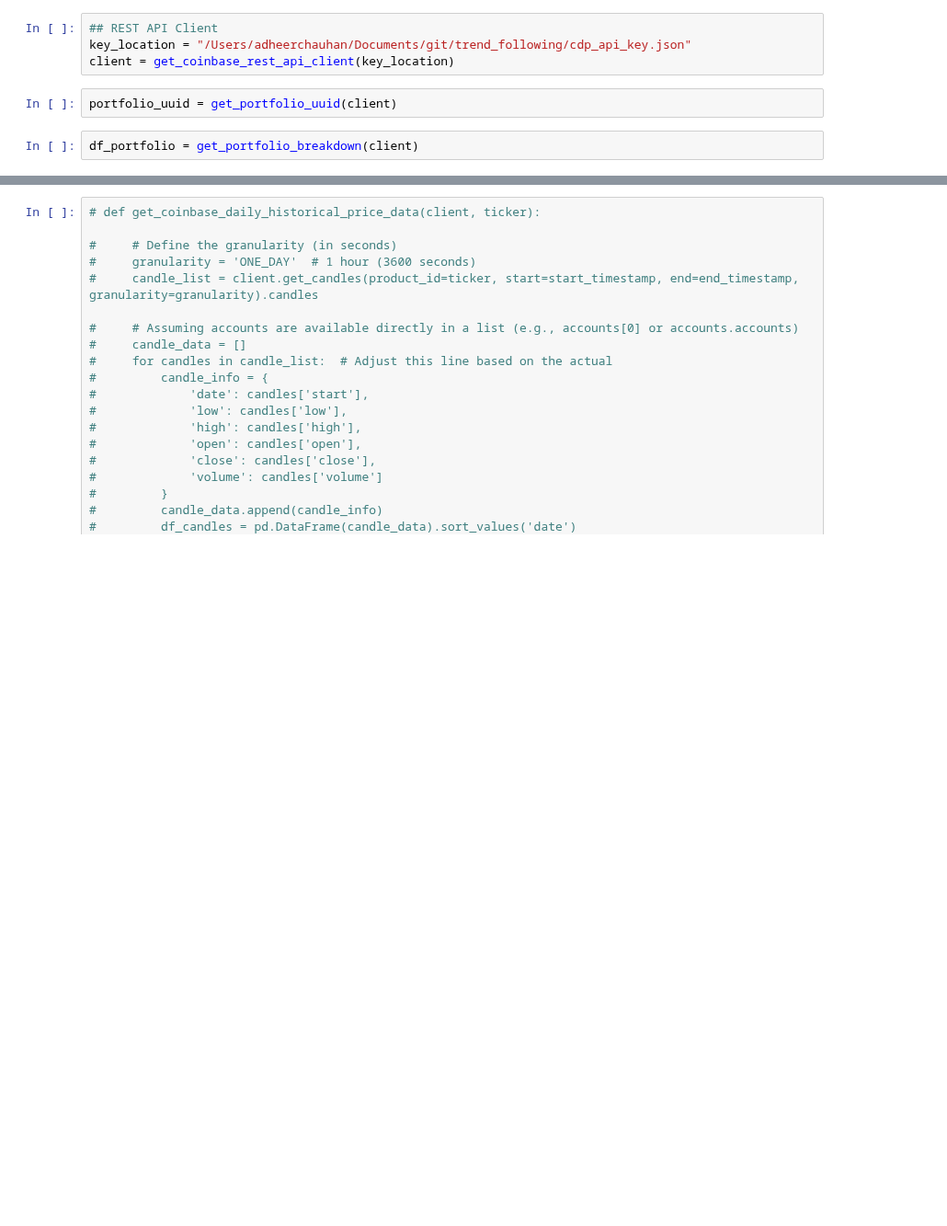
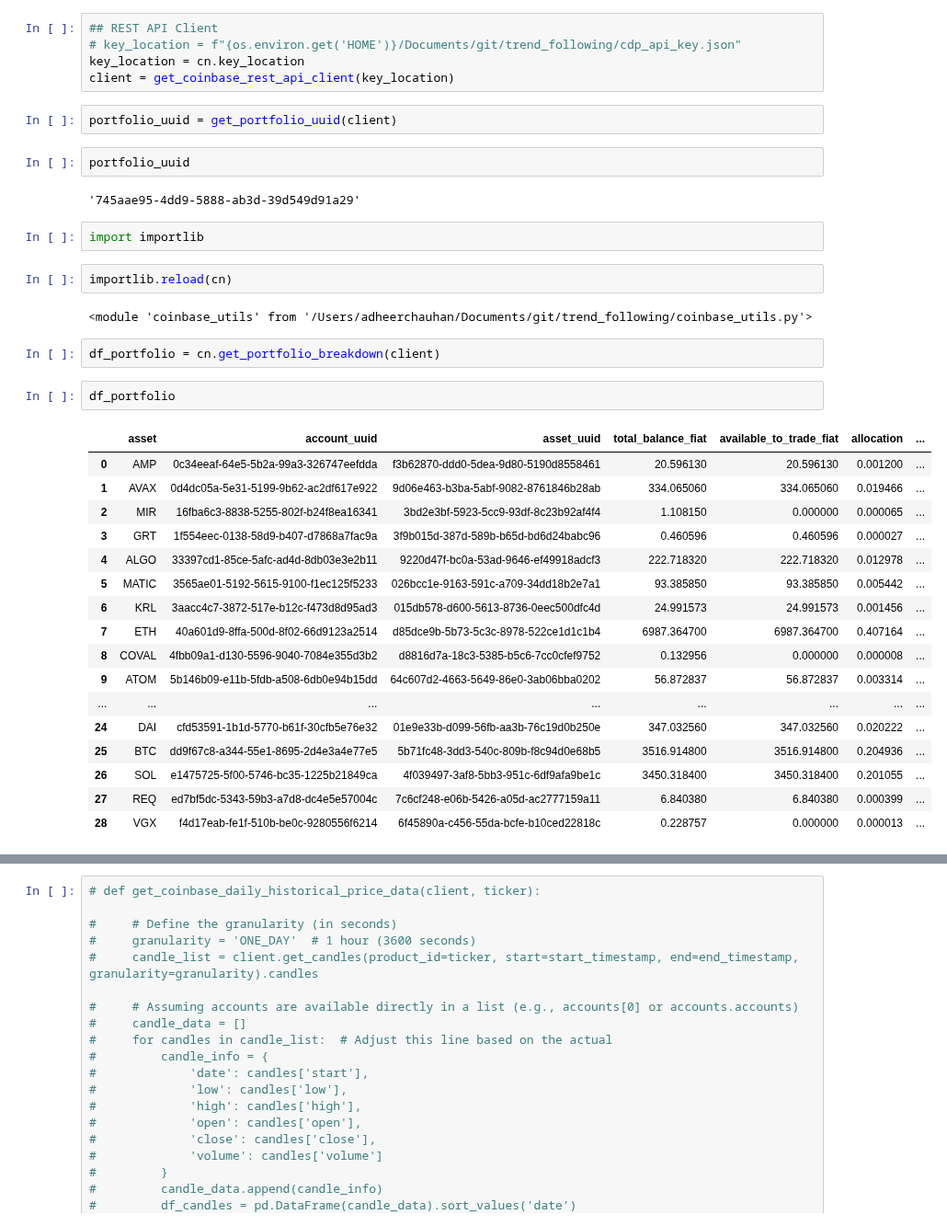
Before and after one commit to adheerchauhan/trend_following, a Jupyter notebook: Coinbase API.ipynb, the cells around one changed output, grey strips where cells are left out. Shown at 92% size. Drawn from its saved outputs; the diff is of its cells as text; blank space fills up the shorter version.

Commit message:
Coinbase API and utils

```diff
--- a/Coinbase API.ipynb
+++ b/Coinbase API.ipynb
@@ -162,10 +144,41 @@ NameError: name 'candles' is not defined
 # %%
 ## REST API Client
-key_location = "/Users/adheerchauhan/Documents/git/trend_following/cdp_api_key.json"
+# key_location = f"{os.environ.get('HOME')}/Documents/git/trend_following/cdp_api_key.json"
+key_location = cn.key_location
 client = get_coinbase_rest_api_client(key_location)
 # %%
 portfolio_uuid = get_portfolio_uuid(client)
+# %%
+portfolio_uuid
+# %% [output]
+'745aae95-4dd9-5888-ab3d-39d549d91a29'
+# %%
+import importlib
+# %%
+importlib.reload(cn)
+# %% [output]
+<module 'coinbase_utils' from '/Users/adheerchauhan/Documents/git/trend_following/coinbase_utils.py'>
 # %%
-df_portfolio = get_portfolio_breakdown(client)
+df_portfolio = cn.get_portfolio_breakdown(client)
+# %%
+df_portfolio
+# %% [output]
+|  | asset | account_uuid | asset_uuid | total_balance_fiat | available_to_trade_fiat | allocation | ... |
+| 0 | AMP | 0c34eeaf-64e5-5b2a-99a3-326747eefdda | f3b62870-ddd0-5dea-9d80-5190d8558461 | 20.596130 | 20.596130 | 0.001200 | ... |
+| 1 | AVAX | 0d4dc05a-5e31-5199-9b62-ac2df617e922 | 9d06e463-b3ba-5abf-9082-8761846b28ab | 334.065060 | 334.065060 | 0.019466 | ... |
+| 2 | MIR | 16fba6c3-8838-5255-802f-b24f8ea16341 | 3bd2e3bf-5923-5cc9-93df-8c23b92af4f4 | 1.108150 | 0.000000 | 0.000065 | ... |
+| 3 | GRT | 1f554eec-0138-58d9-b407-d7868a7fac9a | 3f9b015d-387d-589b-b65d-bd6d24babc96 | 0.460596 | 0.460596 | 0.000027 | ... |
+| 4 | ALGO | 33397cd1-85ce-5afc-ad4d-8db03e3e2b11 | 9220d47f-bc0a-53ad-9646-ef49918adcf3 | 222.718320 | 222.718320 | 0.012978 | ... |
+| 5 | MATIC | 3565ae01-5192-5615-9100-f1ec125f5233 | 026bcc1e-9163-591c-a709-34dd18b2e7a1 | 93.385850 | 93.385850 | 0.005442 | ... |
+| 6 | KRL | 3aacc4c7-3872-517e-b12c-f473d8d95ad3 | 015db578-d600-5613-8736-0eec500dfc4d | 24.991573 | 24.991573 | 0.001456 | ... |
+| 7 | ETH | 40a601d9-8ffa-500d-8f02-66d9123a2514 | d85dce9b-5b73-5c3c-8978-522ce1d1c1b4 | 6987.364700 | 6987.364700 | 0.407164 | ... |
+| 8 | COVAL | 4fbb09a1-d130-5596-9040-7084e355d3b2 | d8816d7a-18c3-5385-b5c6-7cc0cfef9752 | 0.132956 | 0.000000 | 0.000008 | ... |
+| 9 | ATOM | 5b146b09-e11b-5fdb-a508-6db0e94b15dd | 64c607d2-4663-5649-86e0-3ab06bba0202 | 56.872837 | 56.872837 | 0.003314 | ... |
+| ... | ... | ... | ... | ... | ... | ... | ... |
+| 24 | DAI | cfd53591-1b1d-5770-b61f-30cfb5e76e32 | 01e9e33b-d099-56fb-aa3b-76c19d0b250e | 347.032560 | 347.032560 | 0.020222 | ... |
+| 25 | BTC | dd9f67c8-a344-55e1-8695-2d4e3a4e77e5 | 5b71fc48-3dd3-540c-809b-f8c94d0e68b5 | 3516.914800 | 3516.914800 | 0.204936 | ... |
+| 26 | SOL | e1475725-5f00-5746-bc35-1225b21849ca | 4f039497-3af8-5bb3-951c-6df9afa9be1c | 3450.318400 | 3450.318400 | 0.201055 | ... |
+| 27 | REQ | ed7bf5dc-5343-59b3-a7d8-dc4e5e57004c | 7c6cf248-e06b-5426-a05d-ac2777159a11 | 6.840380 | 6.840380 | 0.000399 | ... |
+| 28 | VGX | f4d17eab-fe1f-510b-be0c-9280556f6214 | 6f45890a-c456-55da-bcfe-b10ced22818c | 0.228757 | 0.000000 | 0.000013 | ... |
 # %%
 df_portfolio[df_portfolio.asset == 'BTC']#[0]#['asset']
```
Also changed, not shown: parts of 20 cells of this notebook, 2 other files.
